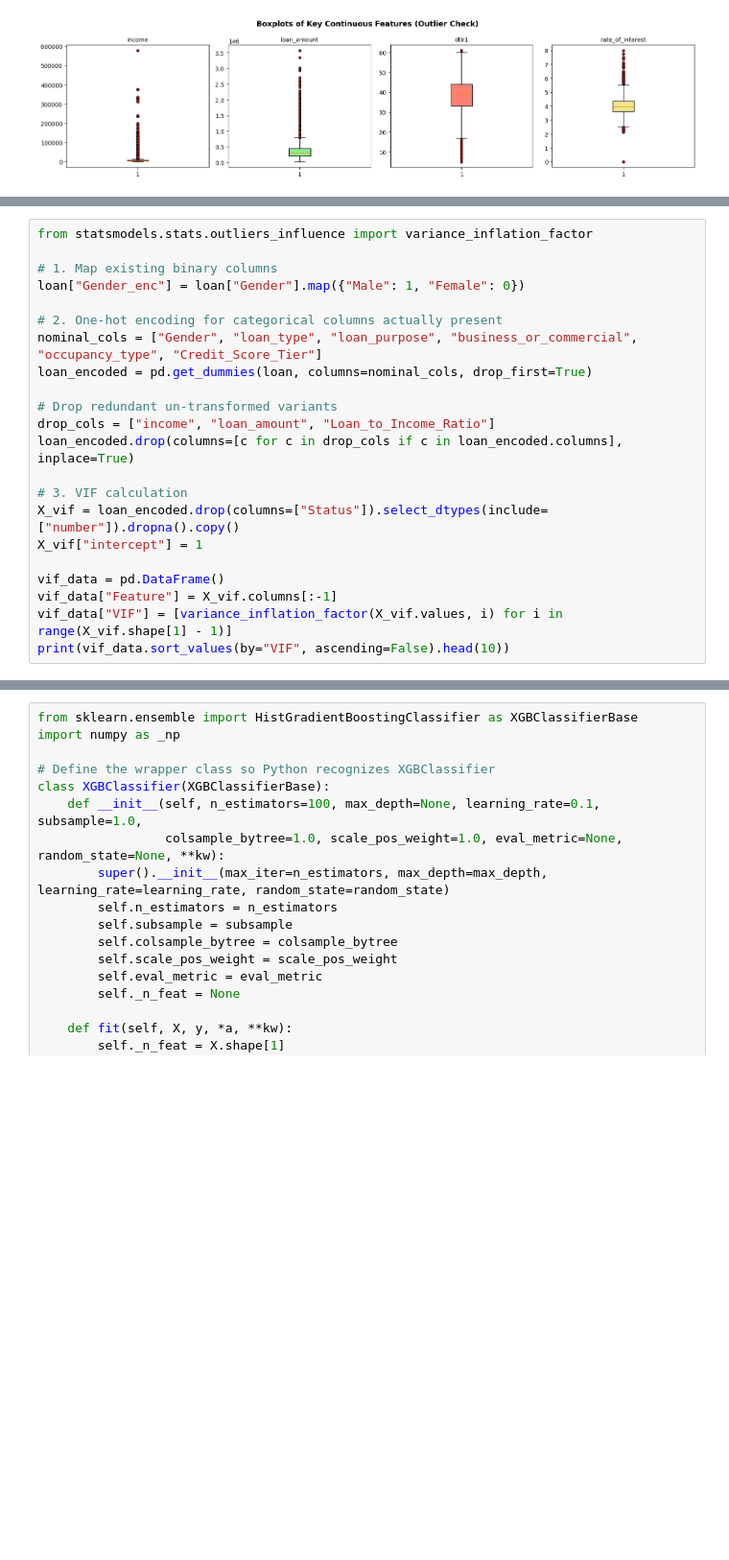
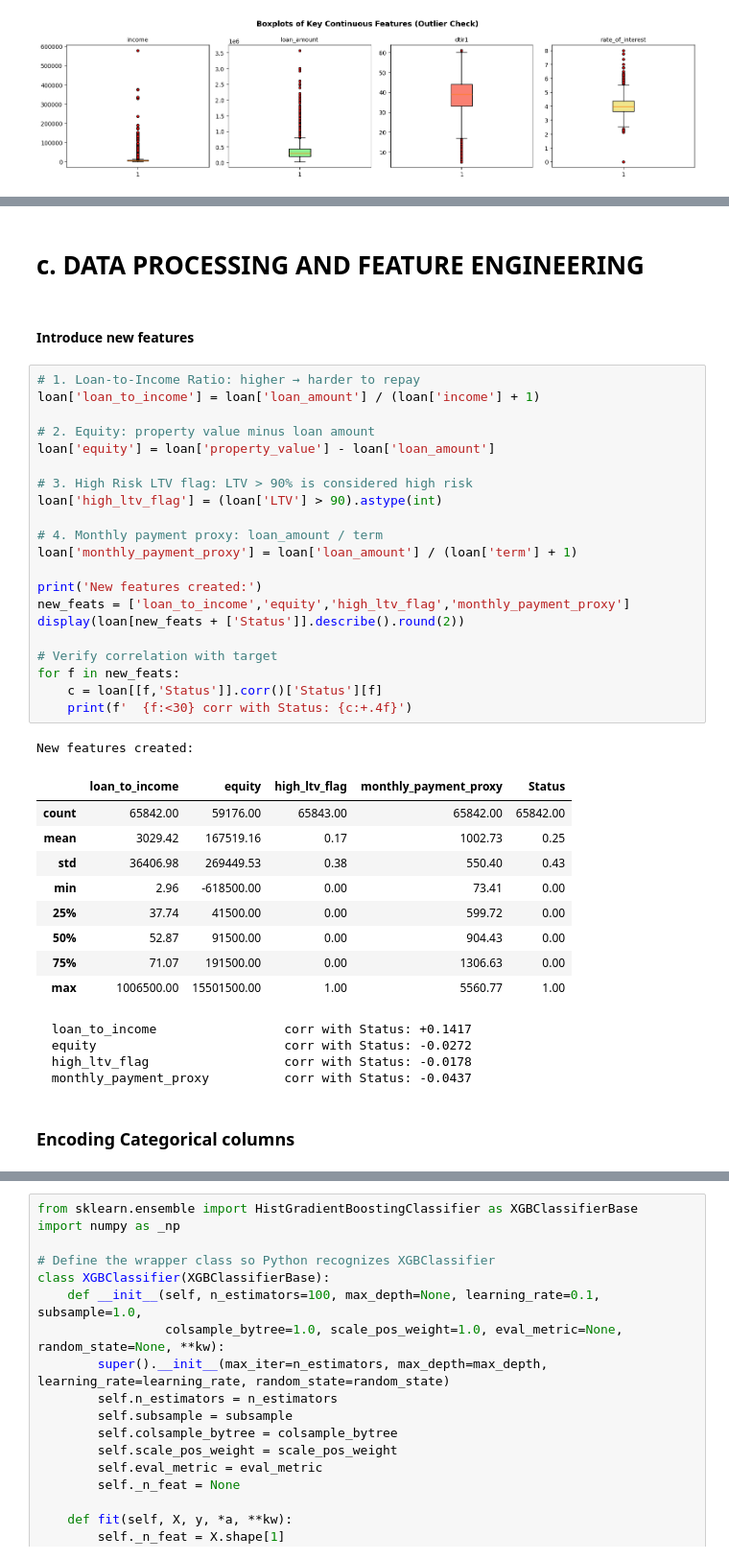
Before and after one commit to stacykeago/predictive-data-analytics, a Jupyter notebook: Q1336017_KEAGO_.ipynb, the cells around one changed output, grey strips where cells are left out. Shown at 96% size. Cells and saved outputs as stored; diff of their text form; blank space fills up the shorter version.

```diff
--- a/Q1336017_KEAGO_.ipynb
+++ b/Q1336017_KEAGO_.ipynb
@@ -344,22 +432,0 @@ plt.savefig("credit_tier_analysis.png")
-# %%
-from statsmodels.stats.outliers_influence import variance_inflation_factor
-
-# 1. Map existing binary columns
-loan["Gender_enc"] = loan["Gender"].map({"Male": 1, "Female": 0})
-
-# 2. One-hot encoding for categorical columns actually present
-nominal_cols = ["Gender", "loan_type", "loan_purpose", "business_or_commercial", "occupancy_type", "Credit_Score_Tier"]
-loan_encoded = pd.get_dummies(loan, columns=nominal_cols, drop_first=True)
-
-# Drop redundant un-transformed variants
-drop_cols = ["income", "loan_amount", "Loan_to_Income_Ratio"]
-loan_encoded.drop(columns=[c for c in drop_cols if c in loan_encoded.columns], inplace=True)
-
-# 3. VIF calculation
-X_vif = loan_encoded.drop(columns=["Status"]).select_dtypes(include=["number"]).dropna().copy()
-X_vif["intercept"] = 1
-
-vif_data = pd.DataFrame()
-vif_data["Feature"] = X_vif.columns[:-1]
-vif_data["VIF"] = [variance_inflation_factor(X_vif.values, i) for i in range(X_vif.shape[1] - 1)]
-print(vif_data.sort_values(by="VIF", ascending=False).head(10))
@@ -403,0 +433,42 @@ Train size: (113872, 13) | Test size: (28468, 13)
+# %% [markdown]
+# c. DATA PROCESSING AND FEATURE ENGINEERING
+# %% [markdown]
+#### Introduce new features
+# %%
+# 1. Loan-to-Income Ratio: higher → harder to repay
+loan['loan_to_income'] = loan['loan_amount'] / (loan['income'] + 1)
+
+# 2. Equity: property value minus loan amount
+loan['equity'] = loan['property_value'] - loan['loan_amount']
+
+# 3. High Risk LTV flag: LTV > 90% is considered high risk
+loan['high_ltv_flag'] = (loan['LTV'] > 90).astype(int)
+
+# 4. Monthly payment proxy: loan_amount / term
+loan['monthly_payment_proxy'] = loan['loan_amount'] / (loan['term'] + 1)
+
+print('New features created:')
+new_feats = ['loan_to_income','equity','high_ltv_flag','monthly_payment_proxy']
+display(loan[new_feats + ['Status']].describe().round(2))
+
+# Verify correlation with target
+for f in new_feats:
+    c = loan[[f,'Status']].corr()['Status'][f]
+    print(f'  {f:<30} corr with Status: {c:+.4f}')
+# %% [output]
+New features created:
+|  | loan_to_income | equity | high_ltv_flag | monthly_payment_proxy | Status |
+| count | 65842.00 | 59176.00 | 65843.00 | 65842.00 | 65842.00 |
+| mean | 3029.42 | 167519.16 | 0.17 | 1002.73 | 0.25 |
+| std | 36406.98 | 269449.53 | 0.38 | 550.40 | 0.43 |
+| min | 2.96 | -618500.00 | 0.00 | 73.41 | 0.00 |
+| 25% | 37.74 | 41500.00 | 0.00 | 599.72 | 0.00 |
+| 50% | 52.87 | 91500.00 | 0.00 | 904.43 | 0.00 |
+| 75% | 71.07 | 191500.00 | 0.00 | 1306.63 | 0.00 |
+| max | 1006500.00 | 15501500.00 | 1.00 | 5560.77 | 1.00 |
+  loan_to_income                 corr with Status: +0.1417
+  equity                         corr with Status: -0.0272
+  high_ltv_flag                  corr with Status: -0.0178
+  monthly_payment_proxy          corr with Status: -0.0437
+# %% [markdown]
+### Encoding Categorical columns
```
Also changed, not shown: parts of 51 cells of this notebook.
